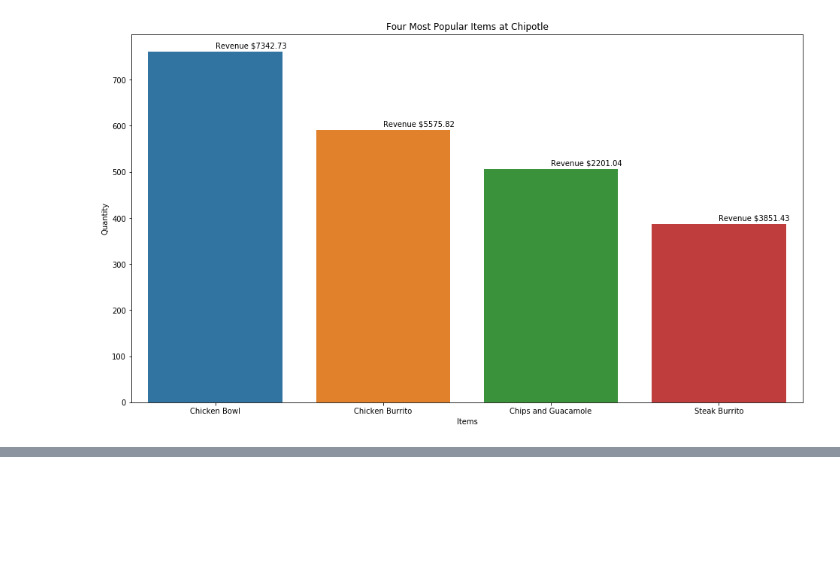
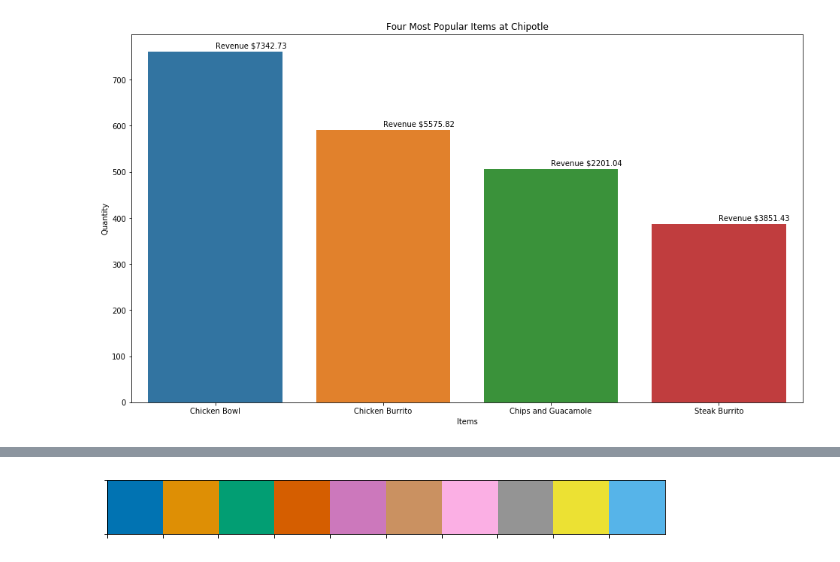
Before and after one commit to aleclhartman/python-exercises, a Jupyter notebook: 4.8.5_seaborn_exercises.ipynb, the cells around one changed output, grey strips where cells are left out. Drawn from its saved outputs; the diff is of its cells as text; code cells hidden in the pictures; blank space fills up the shorter version.

```diff
--- a/4.8.5_seaborn_exercises.ipynb
+++ b/4.8.5_seaborn_exercises.ipynb
@@ -490,0 +550,4 @@ plt.show()
+# %%
+colorblind = sns.palplot(sns.color_palette("colorblind"))
+# %% [output]
+[figure, added]
```
Also changed, not shown: parts of 7 cells of this notebook.
